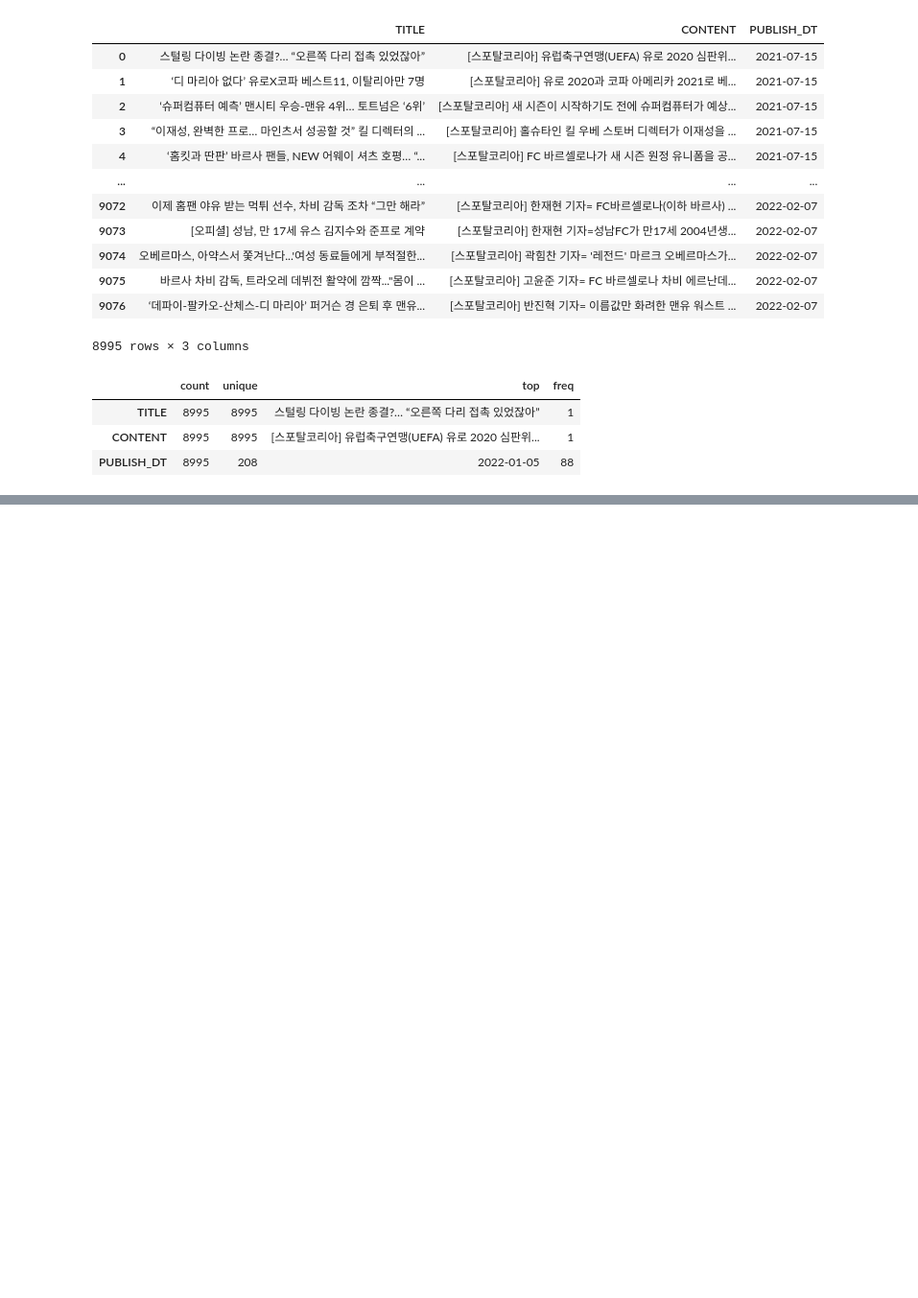
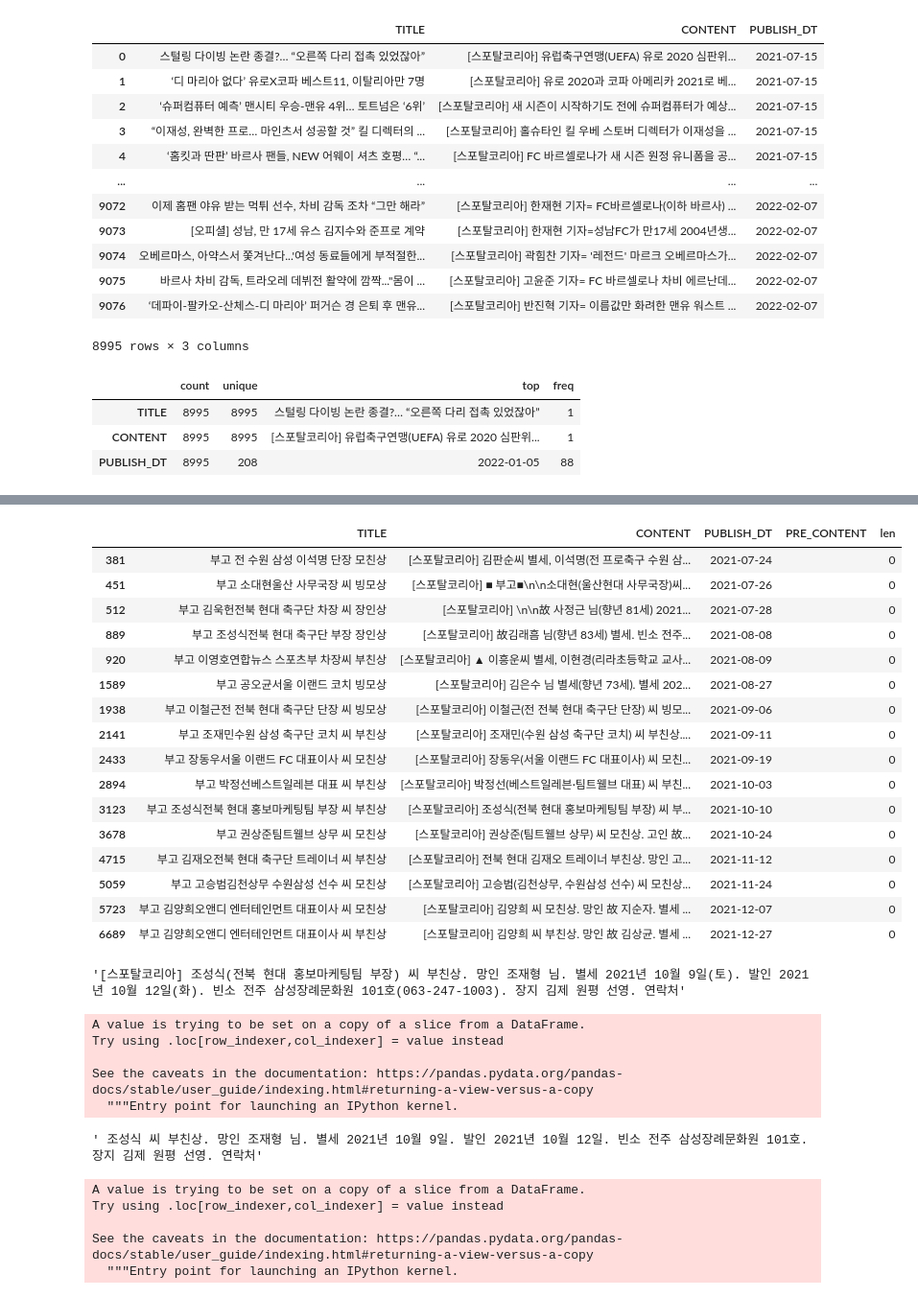
Before and after one commit to honeybeat1/Extractive_Text_Summarization, a Jupyter notebook: 4_NLG_문서요약/na_hyun/week4_proj (1).ipynb, the cells around one changed output, grey strips where cells are left out. Shown at 96% size. Cells and saved outputs as stored; diff of their text form; code cells hidden in the pictures; blank space fills up the shorter version.

```diff
--- a/4_NLG_문서요약/na_hyun/week4_proj (1).ipynb
+++ b/4_NLG_문서요약/na_hyun/week4_proj (1).ipynb
@@ -147,0 +230,2 @@ df['CONTENT'].iloc[5000]
+# %%
+sub_df['PRE_CONTENT'] = sub_df['CONTENT'].apply(pre_modi)
@@ -147,0 +242,2 @@ df['CONTENT'].iloc[5000]
+# %%
+sub_df['PRE_CONTENT'] = sub_df['PRE_CONTENT'].apply(special)
@@ -147,0 +254,3 @@ df['CONTENT'].iloc[5000]
+# %%
+df = pd.concat([df, sub_df])
+df.head()
@@ -149,0 +275,22 @@ df['TITLE'] = df['TITLE'].apply(special)
+# %%
+df['len'] = df['PRE_CONTENT'].apply(len)
+# %%
+df[df['len'] < 50]
+# %% [output]
+|  | TITLE | CONTENT | PUBLISH_DT | PRE_CONTENT | len |
+| 381 | 부고 전 수원 삼성 이석명 단장 모친상 | [스포탈코리아] 김판순씨 별세, 이석명(전 프로축구 수원 삼... | 2021-07-24 |  | 0 |
+| 451 | 부고 소대현울산 사무국장 씨 빙모상 | [스포탈코리아] ■ 부고■\n\n소대현(울산현대 사무국장)씨... | 2021-07-26 |  | 0 |
+| 512 | 부고 김욱헌전북 현대 축구단 차장 씨 장인상 | [스포탈코리아] \n\n故 사정근 님(향년 81세) 2021... | 2021-07-28 |  | 0 |
+| 889 | 부고 조성식전북 현대 축구단 부장 장인상 | [스포탈코리아] 故김래흠 님(향년 83세) 별세. 빈소 전주... | 2021-08-08 |  | 0 |
+| 920 | 부고 이영호연합뉴스 스포츠부 차장씨 부친상 | [스포탈코리아] ▲ 이흥운씨 별세, 이현경(리라초등학교 교사... | 2021-08-09 |  | 0 |
+| 1589 | 부고 공오균서울 이랜드 코치 빙모상 | [스포탈코리아] 김은수 님 별세(향년 73세). 별세 202... | 2021-08-27 |  | 0 |
+| 1938 | 부고 이철근전 전북 현대 축구단 단장 씨 빙모상 | [스포탈코리아] 이철근(전 전북 현대 축구단 단장) 씨 빙모... | 2021-09-06 |  | 0 |
+| 2141 | 부고 조재민수원 삼성 축구단 코치 씨 부친상 | [스포탈코리아] 조재민(수원 삼성 축구단 코치) 씨 부친상.... | 2021-09-11 |  | 0 |
+| 2433 | 부고 장동우서울 이랜드 FC 대표이사 씨 모친상 | [스포탈코리아] 장동우(서울 이랜드 FC 대표이사) 씨 모친... | 2021-09-19 |  | 0 |
+| 2894 | 부고 박정선베스트일레븐 대표 씨 부친상 | [스포탈코리아] 박정선(베스트일레븐·팀트웰브 대표) 씨 부친... | 2021-10-03 |  | 0 |
+| 3123 | 부고 조성식전북 현대 홍보마케팅팀 부장 씨 부친상 | [스포탈코리아] 조성식(전북 현대 홍보마케팅팀 부장) 씨 부... | 2021-10-10 |  | 0 |
+| 3678 | 부고 권상준팀트웰브 상무 씨 모친상 | [스포탈코리아] 권상준(팀트웰브 상무) 씨 모친상. 고인 故... | 2021-10-24 |  | 0 |
+| 4715 | 부고 김재오전북 현대 축구단 트레이너 씨 부친상 | [스포탈코리아] 전북 현대 김재오 트레이너 부친상. 망인 고... | 2021-11-12 |  | 0 |
+| 5059 | 부고 고승범김천상무 수원삼성 선수 씨 모친상 | [스포탈코리아] 고승범(김천상무, 수원삼성 선수) 씨 모친상... | 2021-11-24 |  | 0 |
+| 5723 | 부고 김양희오앤디 엔터테인먼트 대표이사 씨 모친상 | [스포탈코리아] 김양희 씨 모친상. 망인 故 지순자. 별세 ... | 2021-12-07 |  | 0 |
+| 6689 | 부고 김양희오앤디 엔터테인먼트 대표이사 씨 부친상 | [스포탈코리아] 김양희 씨 부친상. 망인 故 김상균. 별세 ... | 2021-12-27 |  | 0 |
@@ -149,0 +306,24 @@ df['TITLE'] = df['TITLE'].apply(special)
+# %%
+pre_df['CONTENT'].loc[3123]
+# %% [output]
+'[스포탈코리아] 조성식(전북 현대 홍보마케팅팀 부장) 씨 부친상. 망인 조재형 님. 별세 2021년 10월 9일(토). 발인 2021년 10월 12일(화). 빈소 전주 삼성장례문화원 101호(063-247-1003). 장지 김제 원평 선영. 연락처'
+# %%
+pre_df['PRE_CONTENT'] = pre_df['CONTENT'].apply(pre_modi2)
+# %% [output]
+A value is trying to be set on a copy of a slice from a DataFrame.
+Try using .loc[row_indexer,col_indexer] = value instead
+
+See the caveats in the documentation: https://pandas.pydata.org/pandas-docs/stable/user_guide/indexing.html#returning-a-view-versus-a-copy
+  """Entry point for launching an IPython kernel.
+# %%
+pre_df['PRE_CONTENT'].loc[3123]
+# %% [output]
+' 조성식 씨 부친상. 망인 조재형 님. 별세 2021년 10월 9일. 발인 2021년 10월 12일. 빈소 전주 삼성장례문화원 101호. 장지 김제 원평 선영. 연락처'
+# %%
+pre_df['PRE_CONTENT'] = pre_df['PRE_CONTENT'].apply(special)
+# %% [output]
+A value is trying to be set on a copy of a slice from a DataFrame.
+Try using .loc[row_indexer,col_indexer] = value instead
+
+See the caveats in the documentation: https://pandas.pydata.org/pandas-docs/stable/user_guide/indexing.html#returning-a-view-versus-a-copy
+  """Entry point for launching an IPython kernel.
```
Also changed, not shown: parts of 33 cells of this notebook.
